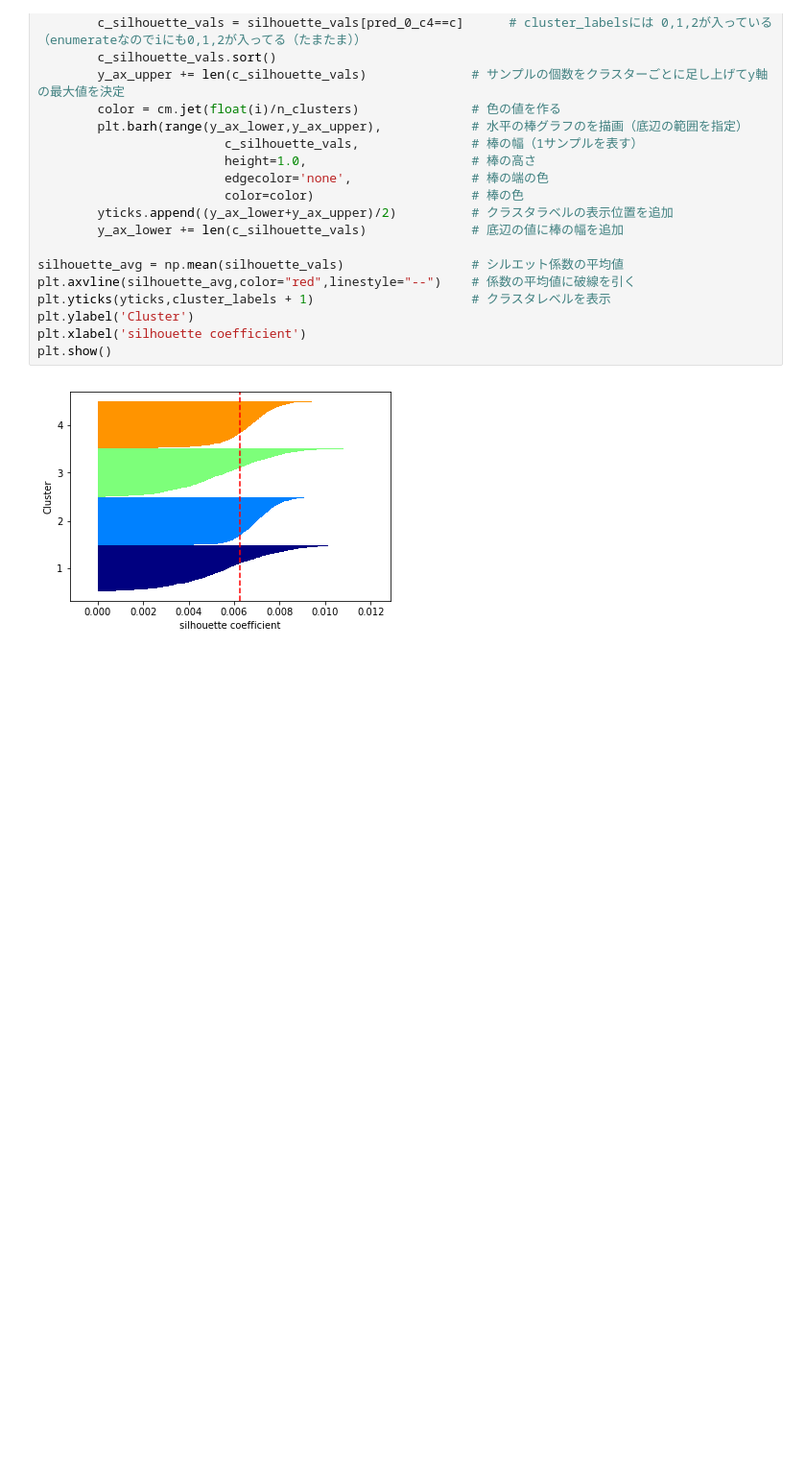
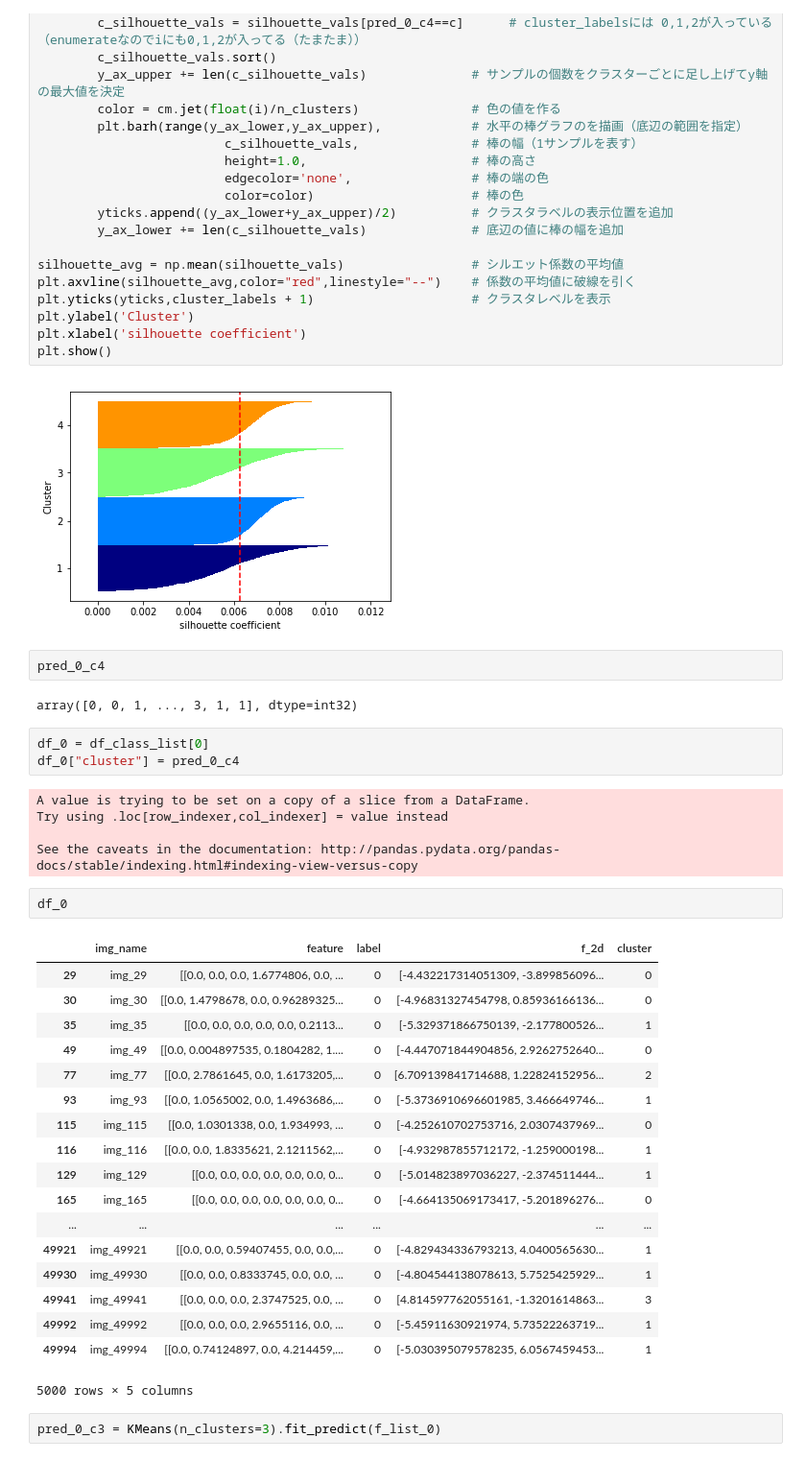
Before and after one commit to takitaki7474/lab-investigation, a Jupyter notebook: feature_exp/notebook/k-means.ipynb, the cells around one changed output. Shown: that part at 96% size. Cells and saved outputs as stored; diff of their text form; blank space fills up the shorter version.

```diff
--- a/feature_exp/notebook/k-means.ipynb
+++ b/feature_exp/notebook/k-means.ipynb
@@ -180,3 +180,38 @@ plt.xlabel('silhouette coefficient')
 plt.show()
 # %% [output]
 [figure]
+# %%
+pred_0_c4
+# %% [output]
+array([0, 0, 1, ..., 3, 1, 1], dtype=int32)
+# %%
+df_0 = df_class_list[0]
+df_0["cluster"] = pred_0_c4
+# %% [output]
+A value is trying to be set on a copy of a slice from a DataFrame.
+Try using .loc[row_indexer,col_indexer] = value instead
+
+See the caveats in the documentation: http://pandas.pydata.org/pandas-docs/stable/indexing.html#indexing-view-versus-copy
+# %%
+df_0
+# %% [output]
+|  | img_name | feature | label | f_2d | cluster |
+| 29 | img_29 | [[0.0, 0.0, 0.0, 1.6774806, 0.0, ... | 0 | [-4.432217314051309, -3.899856096... | 0 |
+| 30 | img_30 | [[0.0, 1.4798678, 0.0, 0.96289325... | 0 | [-4.96831327454798, 0.85936166136... | 0 |
+| 35 | img_35 | [[0.0, 0.0, 0.0, 0.0, 0.0, 0.2113... | 0 | [-5.329371866750139, -2.177800526... | 1 |
+| 49 | img_49 | [[0.0, 0.004897535, 0.1804282, 1.... | 0 | [-4.447071844904856, 2.9262752640... | 0 |
+| 77 | img_77 | [[0.0, 2.7861645, 0.0, 1.6173205,... | 0 | [6.709139841714688, 1.22824152956... | 2 |
+| 93 | img_93 | [[0.0, 1.0565002, 0.0, 1.4963686,... | 0 | [-5.3736910696601985, 3.466649746... | 1 |
+| 115 | img_115 | [[0.0, 1.0301338, 0.0, 1.934993, ... | 0 | [-4.252610702753716, 2.0307437969... | 0 |
+| 116 | img_116 | [[0.0, 0.0, 1.8335621, 2.1211562,... | 0 | [-4.932987855712172, -1.259000198... | 1 |
+| 129 | img_129 | [[0.0, 0.0, 0.0, 0.0, 0.0, 0.0, 0... | 0 | [-5.014823897036227, -2.374511444... | 1 |
+| 165 | img_165 | [[0.0, 0.0, 0.0, 0.0, 0.0, 0.0, 0... | 0 | [-4.664135069173417, -5.201896276... | 0 |
+| ... | ... | ... | ... | ... | ... |
+| 49921 | img_49921 | [[0.0, 0.0, 0.59407455, 0.0, 0.0,... | 0 | [-4.829434336793213, 4.0400565630... | 1 |
+| 49930 | img_49930 | [[0.0, 0.0, 0.8333745, 0.0, 0.0, ... | 0 | [-4.804544138078613, 5.7525425929... | 1 |
+| 49941 | img_49941 | [[0.0, 0.0, 0.0, 2.3747525, 0.0, ... | 0 | [4.814597762055161, -1.3201614863... | 3 |
+| 49992 | img_49992 | [[0.0, 0.0, 0.0, 2.9655116, 0.0, ... | 0 | [-5.45911630921974, 5.73522263719... | 1 |
+| 49994 | img_49994 | [[0.0, 0.74124897, 0.0, 4.214459,... | 0 | [-5.030395079578235, 6.0567459453... | 1 |
+5000 rows × 5 columns
+# %%
+pred_0_c3 = KMeans(n_clusters=3).fit_predict(f_list_0)
```
Also changed, not shown: parts of 4 cells of this notebook.
